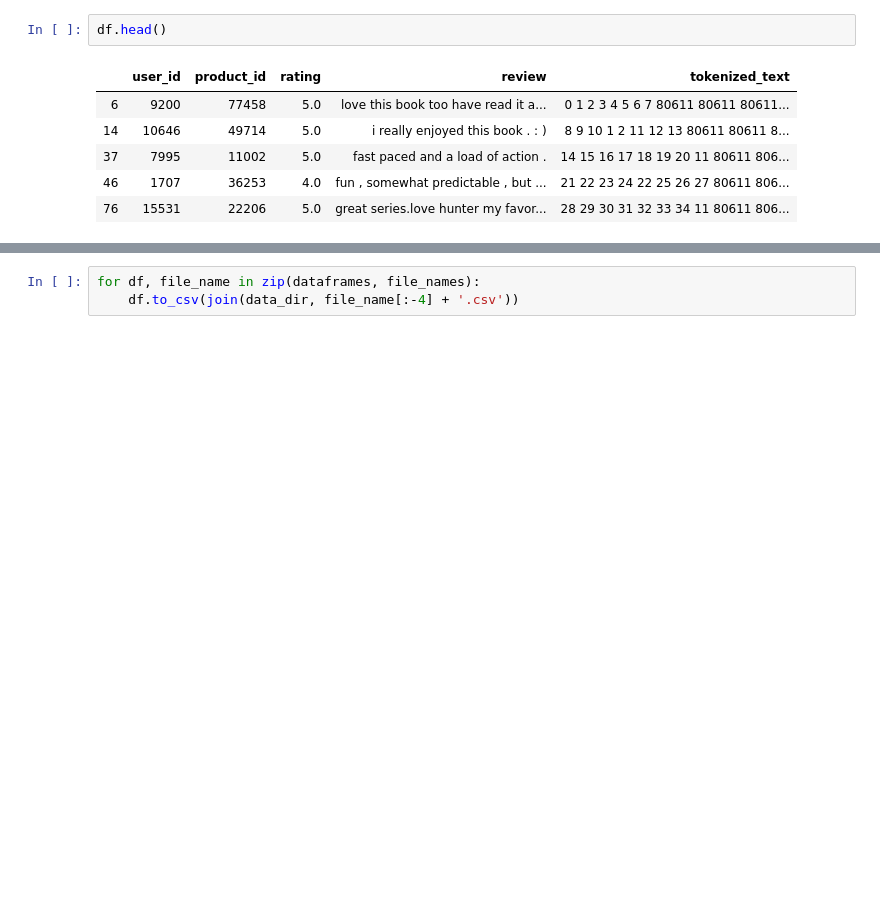
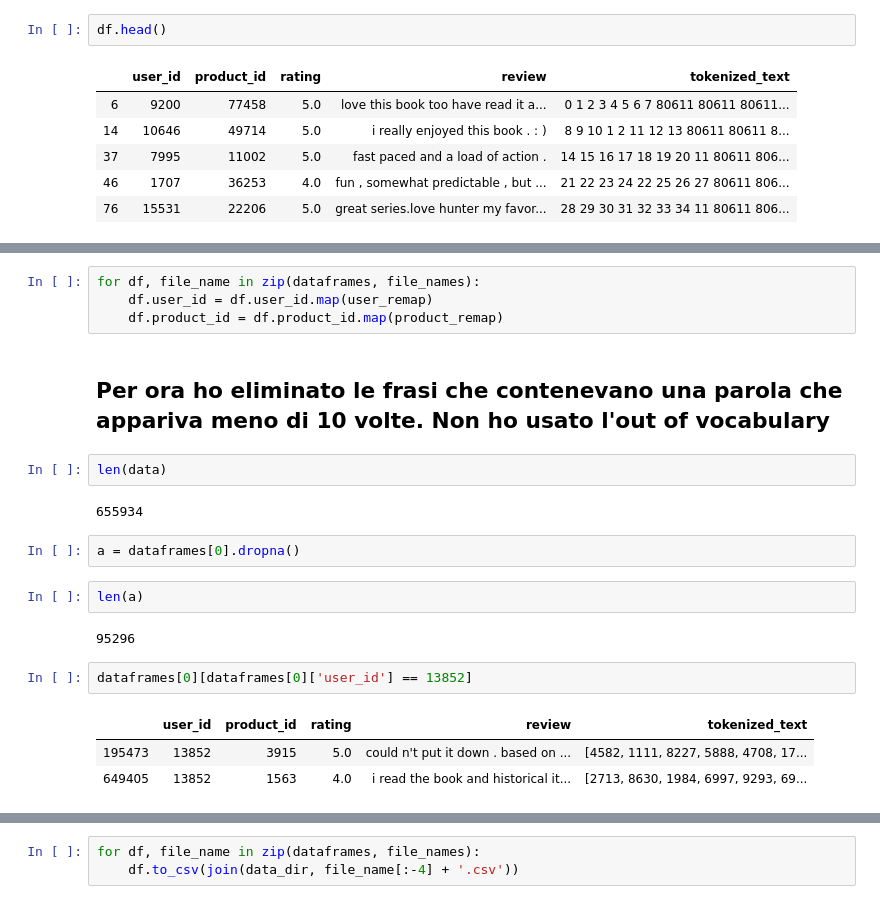
Before and after one commit to federicoBetti/RelGAN, a Jupyter notebook: src/jupyter_tests/DatasetAmazonAttribute.ipynb, the cells around one changed output, grey strips where cells are left out. Drawn from its saved outputs; the diff is of its cells as text; blank space fills up the shorter version.

```diff
--- a/src/jupyter_tests/DatasetAmazonAttribute.ipynb
+++ b/src/jupyter_tests/DatasetAmazonAttribute.ipynb
@@ -120,0 +156,22 @@ dataframes[0].head()
+# %%
+for df, file_name in zip(dataframes, file_names):
+    df.user_id = df.user_id.map(user_remap)
+    df.product_id = df.product_id.map(product_remap)
+# %% [markdown]
+## Per ora ho eliminato le frasi che contenevano una parola che appariva meno di 10 volte. Non ho usato l'out of vocabulary
+# %%
+len(data)
+# %% [output]
+655934
+# %%
+a = dataframes[0].dropna()
+# %%
+len(a)
+# %% [output]
+95296
+# %%
+dataframes[0][dataframes[0]['user_id'] == 13852]
+# %% [output]
+|  | user_id | product_id | rating | review | tokenized_text |
+| 195473 | 13852 | 3915 | 5.0 | could n't put it down . based on ... | [4582, 1111, 8227, 5888, 4708, 17... |
+| 649405 | 13852 | 1563 | 4.0 | i read the book and historical it... | [2713, 8630, 1984, 6997, 9293, 69... |
```
Also changed, not shown: parts of 18 cells of this notebook, 12 other files.
